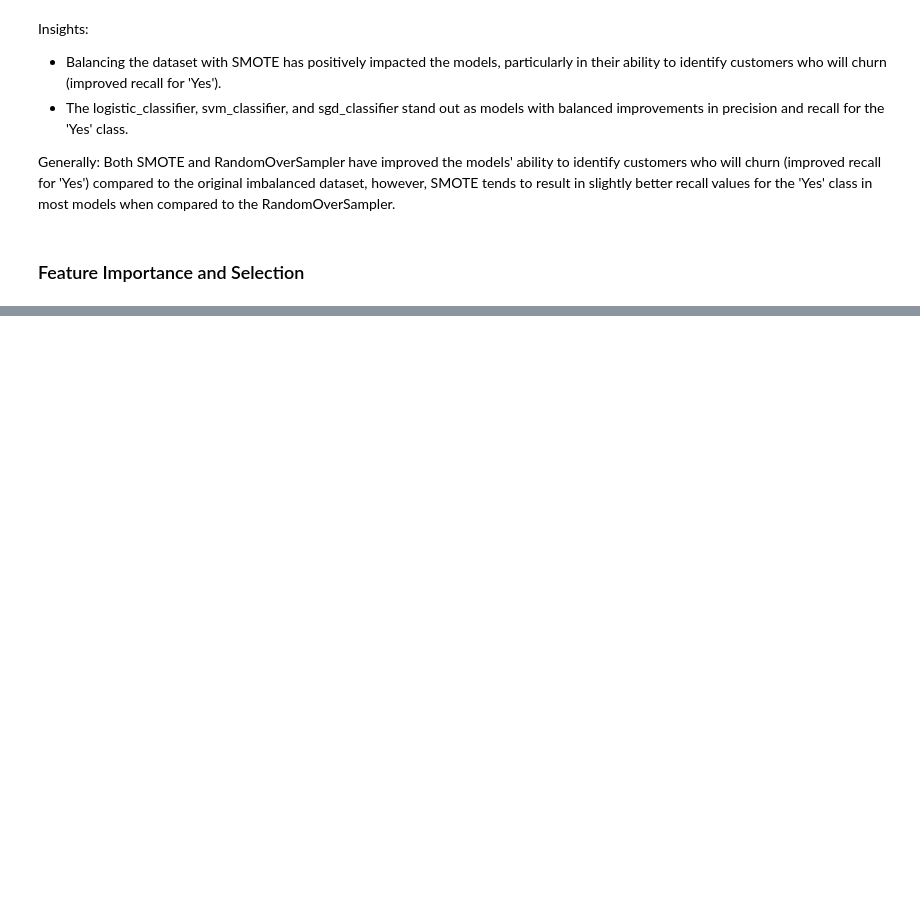
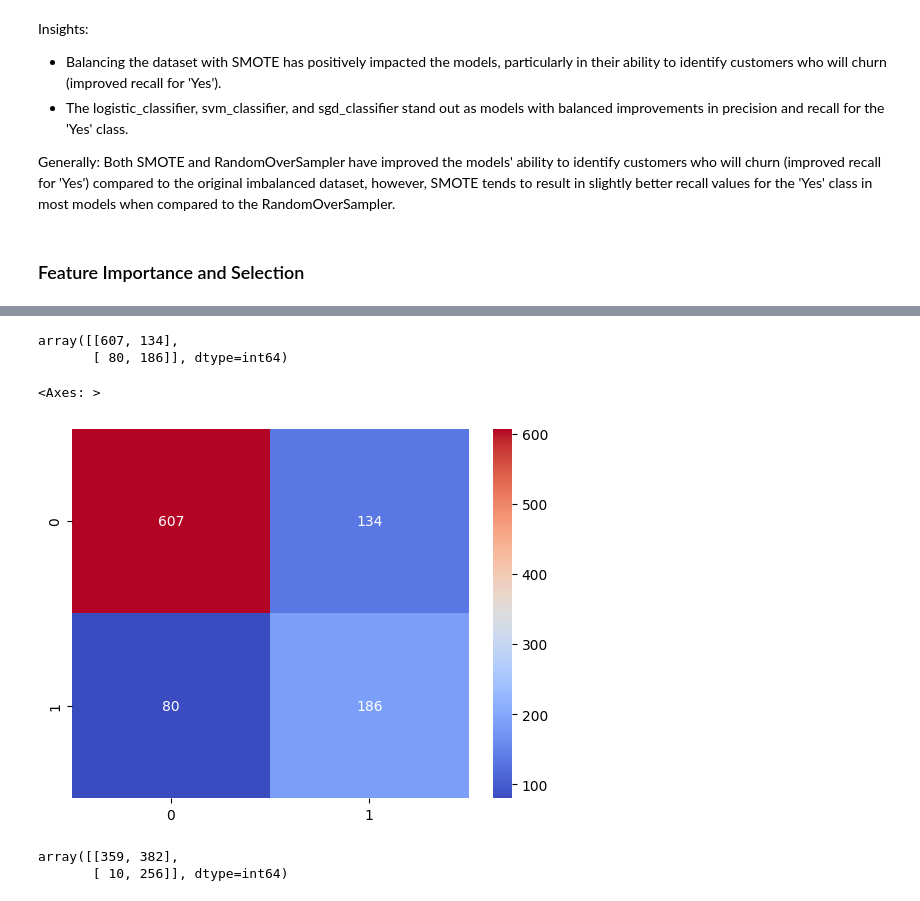
Before and after one commit to Elphoxa/Customer-Churn-Prediction-project, a Jupyter notebook: notebook 3.ipynb, the cells around one changed output, grey strips where cells are left out. Saved outputs shown, nothing was run; the diff lists cells and outputs as text; code cells hidden in the pictures; blank space fills up the shorter version.

```diff
--- a/notebook 3.ipynb
+++ b/notebook 3.ipynb
@@ -1171,7 +992,7 @@ models = [
     ('tree_classifier', DecisionTreeClassifier(random_state=42)),
     ('logistic_classifier', LogisticRegression(random_state=42)),
     ('K-nearest_classifier', KNeighborsClassifier()),
-    ('svm_classifier', SVC(random_state=42)),
+    ('svm_classifier', SVC(random_state=42, probability=True)),
     ('sgd_classifier', SGDClassifier(random_state=42)),
     ('rf_classifier', RandomForestClassifier(random_state=42))
 ]
@@ -1190,8 +1011,8 @@ for model_name, classifier in models:
 
     # Print classification report
     print(f'Report for {model_name}')
-    print(classification_report(y_test, y_pred))
-    print('=' * 50)
+    print(classification_report(y_test_encoded, y_pred))
+    print('=' * 58)
 # %% [output]
 Report for tree_classifier
               precision    recall  f1-score   support
@@ -1225,7 +1046,7 @@ models = [
     ('tree_classifier', DecisionTreeClassifier(random_state=42)),
     ('logistic_classifier', LogisticRegression(random_state=42)),
     ('K-nearest_classifier', KNeighborsClassifier()),
-    ('svm_classifier', SVC(random_state=42)),
+    ('svm_classifier', SVC(random_state=42, probability=True)),
     ('sgd_classifier', SGDClassifier(random_state=42)),
     ('rf_classifier', RandomForestClassifier(random_state=42))
 ]
@@ -1238,15 +1059,15 @@ for model_name, classifier in models:
     ])
 
     # Train the model
-    pipeline.fit(X_train, y_train)
+    pipeline.fit(X_train, y_train_encoded)
 
     # Make predictions
     y_pred = pipeline.predict(X_test)
 
     # Print classification report
     print(f'Report for {model_name}')
-    print(classification_report(y_test, y_pred))
-    print('=' * 50)
+    print(classification_report(y_test_encoded, y_pred))
+    print('=' * 58)
 # %% [output]
 Report for tree_classifier
               precision    recall  f1-score   support
@@ -1326,0 +1223,28 @@ weighted avg       0.80      0.80      0.80      1007
+# %%
+logistic_pipeline = all_pipeline['logistic_classifier']
+
+logistic_y_pred = logistic_pipeline.predict(X_test)
+
+matrix = confusion_matrix(y_test_encoded, logistic_y_pred)
+matrix
+# %% [output]
+array([[607, 134],
+       [ 80, 186]], dtype=int64)
+# %%
+# visualizing the matrix
+sns.heatmap(data=matrix, annot=True, fmt='d', cmap='coolwarm')
+# %% [output]
+<Axes: >
+[figure, added]
+# %%
+threshold = 0.16
+
+y_pred_proba = logistic_pipeline.predict_proba(X_test)[:, 1]
+
+binary_prediction = (y_pred_proba >= threshold)
+
+threshold_matrix = confusion_matrix(y_test_encoded, binary_prediction)
+threshold_matrix
+# %% [output]
+array([[359, 382],
+       [ 10, 256]], dtype=int64)
```
Also changed, not shown: parts of 31 cells of this notebook.
